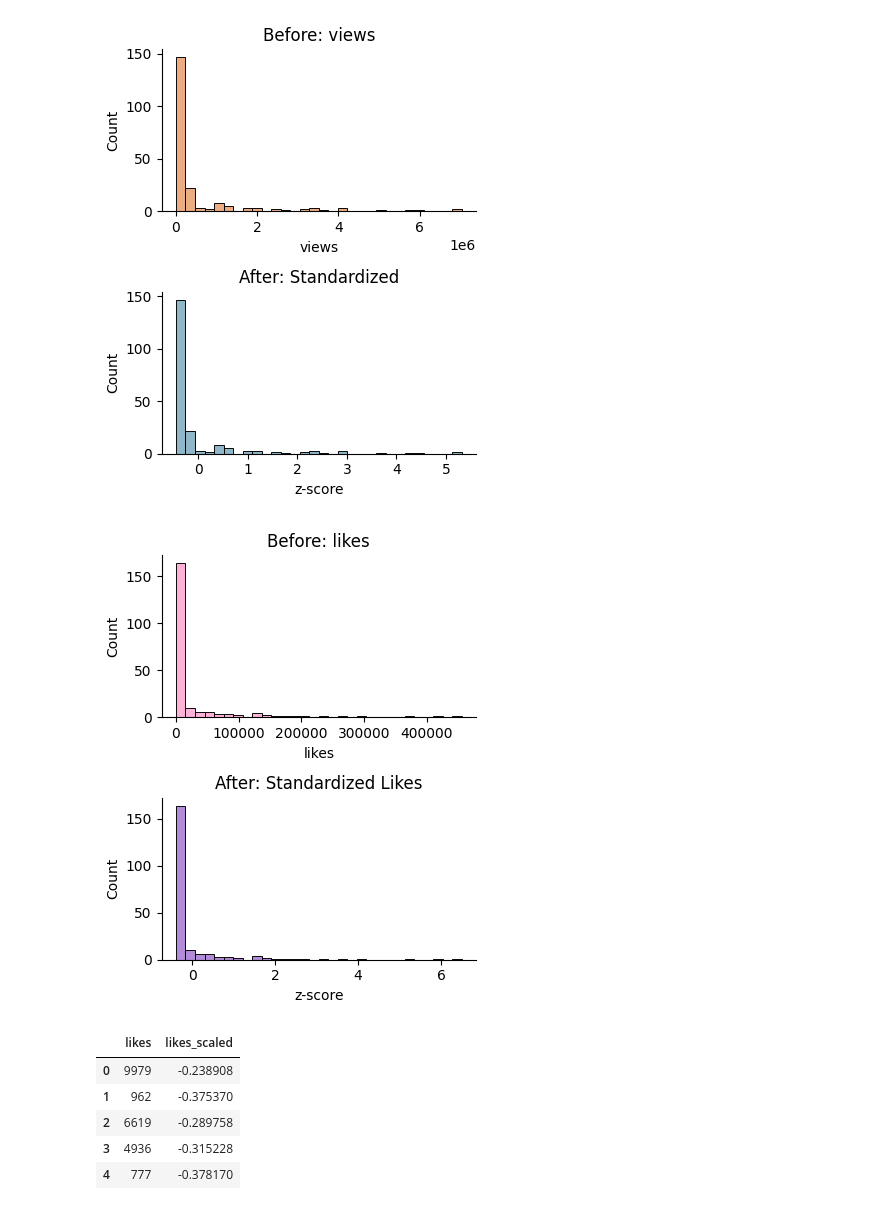
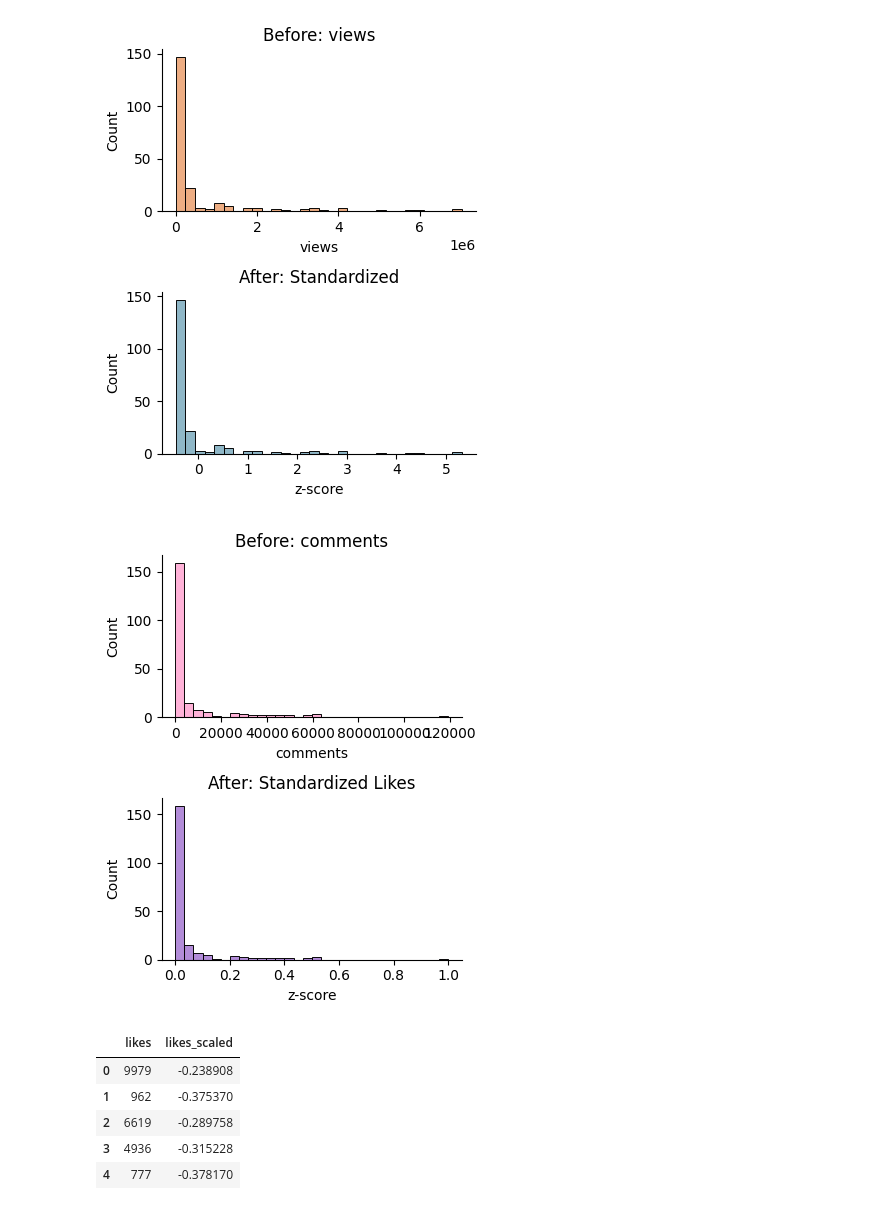
Before and after one commit to MSagri05/Sagri_Manmeet_LabTask, a Jupyter notebook: LabTask04.ipynb, the cells around one changed output. Saved outputs shown, nothing was run; the diff lists cells and outputs as text; code cells hidden in the pictures.

Commit message:
draft with some examples

```diff
--- a/LabTask04.ipynb
+++ b/LabTask04.ipynb
@@ -57,31 +59,31 @@ scaler = MinMaxScaler()
 # %%
 scaler = MinMaxScaler()
 
-df["views_scaled"] = scaler.fit_transform(
-    df[["views"]]
+df["likes_scaled"] = scaler.fit_transform(
+    df[["likes"]]
 )
 
 fig, axes = plt.subplots(2, 1, figsize=(4, 5))
 
 sns.histplot(
-    df["views"],
+    df["likes"],
     ax=axes[0],
     color="#f57ca7",
     bins=30
 )
 
 axes[0].set_title("Before")
-axes[0].set_xlabel("views")
+axes[0].set_xlabel("likes")
 
 sns.histplot(
-    df["views_scaled"],
+    df["likes_scaled"],
     ax=axes[1],
     color="#885a42",
     bins=30
 )
 
 axes[1].set_title("After: Min-Max Scaled")
-axes[1].set_xlabel("views_scaled")
+axes[1].set_xlabel("likes_scaled")
 
 sns.despine()
 plt.tight_layout()
@@ -134,37 +140,39 @@ plt.show()
 # %%
 scaler = StandardScaler()
 # %%
-df["likes_scaled"] = scaler.fit_transform(
-    df[["likes"]]
+## MY EXAMPLE.. SAME THING BUT WITH COMMENTS
+
+df["comments_scaled"] = scaler.fit_transform(
+    df[["comments"]]
 )
 
 fig, axes = plt.subplots(2, 1, figsize=(4, 5))
 
 sns.histplot(
-    df["likes"],
+    df["comments"],
     ax=axes[0],
     color="#ff99cc",
     bins=30
 )
 
-axes[0].set_title("Before: likes")
-axes[0].set_xlabel("likes")
+axes[0].set_title("Before: comments")
+axes[0].set_xlabel("comments")
 
 sns.histplot(
-    df["likes_scaled"],
+    df["comments_scaled"],
     ax=axes[1],
     color="#9966cc",
     bins=30
 )
 
 axes[1].set_title("After: Standardized Likes")
 axes[1].set_xlabel("z-score")
 
 sns.despine()
 plt.tight_layout()
 plt.show()
 # %% [output]
-[figure, old version]
+[figure, new version]
 # %%
 df[["likes", "likes_scaled"]].head()
 # %% [output]
```
Also changed, not shown: parts of 9 cells of this notebook.
